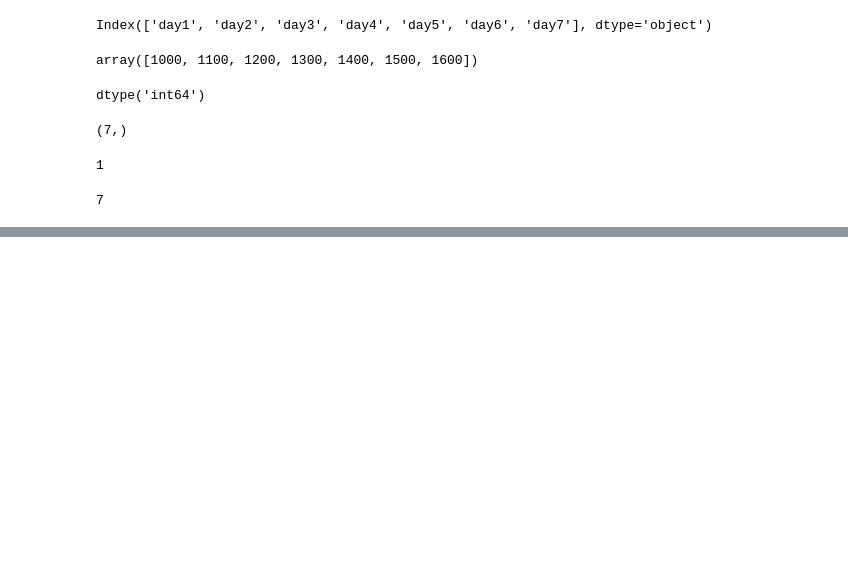
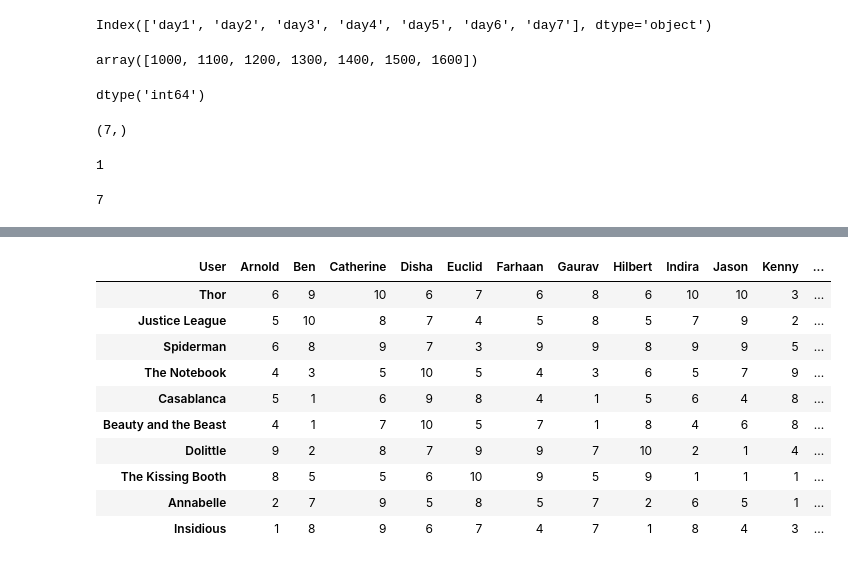
Before and after one commit to anishverma870/data-analytics-PYTHON, a Jupyter notebook: library/pandas/PANDAS.ipynb, the cells around one changed output, grey strips where cells are left out. Cells and saved outputs as stored; diff of their text form; code cells hidden in the pictures; blank space fills up the shorter version.

```diff
--- a/library/pandas/PANDAS.ipynb
+++ b/library/pandas/PANDAS.ipynb
@@ -74,0 +376,14 @@ len(my_series)
+# %%
+read_movierating.transpose()
+# %% [output]
+| User | Arnold | Ben | Catherine | Disha | Euclid | Farhaan | Gaurav | Hilbert | Indira | Jason | Kenny | ... |
+| Thor | 6 | 9 | 10 | 6 | 7 | 6 | 8 | 6 | 10 | 10 | 3 | ... |
+| Justice League | 5 | 10 | 8 | 7 | 4 | 5 | 8 | 5 | 7 | 9 | 2 | ... |
+| Spiderman | 6 | 8 | 9 | 7 | 3 | 9 | 9 | 8 | 9 | 9 | 5 | ... |
+| The Notebook | 4 | 3 | 5 | 10 | 5 | 4 | 3 | 6 | 5 | 7 | 9 | ... |
+| Casablanca | 5 | 1 | 6 | 9 | 8 | 4 | 1 | 5 | 6 | 4 | 8 | ... |
+| Beauty and the Beast | 4 | 1 | 7 | 10 | 5 | 7 | 1 | 8 | 4 | 6 | 8 | ... |
+| Dolittle | 9 | 2 | 8 | 7 | 9 | 9 | 7 | 10 | 2 | 1 | 4 | ... |
+| The Kissing Booth | 8 | 5 | 5 | 6 | 10 | 9 | 5 | 9 | 1 | 1 | 1 | ... |
+| Annabelle | 2 | 7 | 9 | 5 | 8 | 5 | 7 | 2 | 6 | 5 | 1 | ... |
+| Insidious | 1 | 8 | 9 | 6 | 7 | 4 | 7 | 1 | 8 | 4 | 3 | ... |
```
Also changed, not shown: parts of 43 cells of this notebook, 3 other files.
